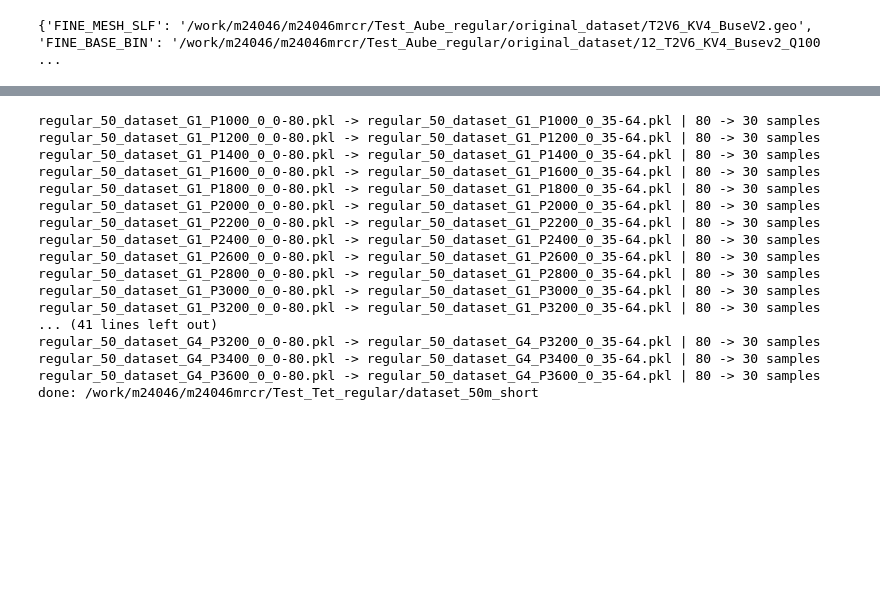
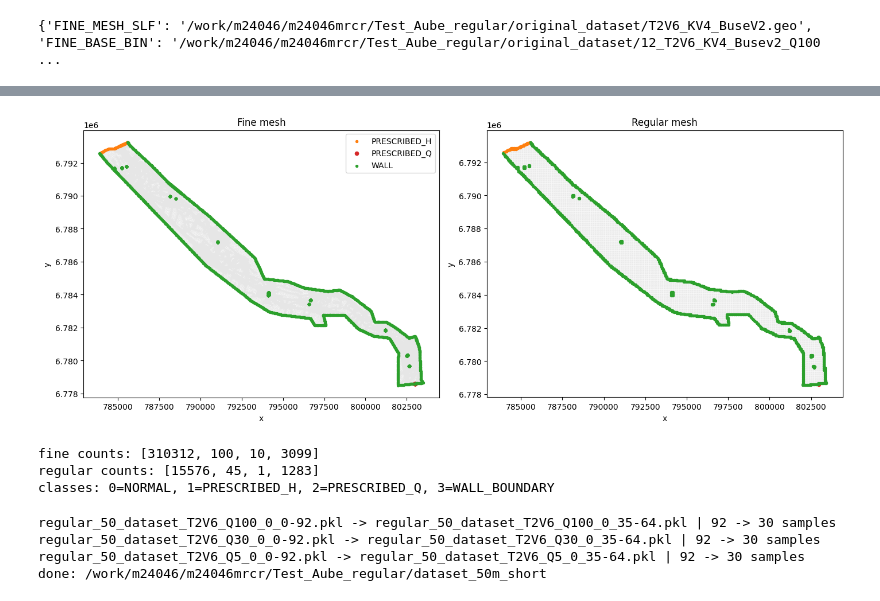
Before and after one commit to vmerc/gnn_modulus_test, a Jupyter notebook: Aube/Aube_regular/project_dataset_to_regular.ipynb, the cells around one changed output, grey strips where cells are left out. Saved outputs shown, nothing was run; the diff lists cells and outputs as text; code cells hidden in the pictures; blank space fills up the shorter version.

```diff
--- a/Aube/Aube_regular/project_dataset_to_regular.ipynb
+++ b/Aube/Aube_regular/project_dataset_to_regular.ipynb
@@ -335,9 +359,46 @@ plot_pair("delta_h", y_fine[:, 0], y_reg[:, 0])
+# %%
+fine_node_type = np.asarray(fine_base_graph.ndata["static"], dtype=np.float32)[:, :4]
+regular_graphs, _ = dgl.load_graphs(str(base_path))
+regular_base_graph = regular_graphs[0]
+regular_node_type = np.asarray(regular_base_graph.ndata["static"], dtype=np.float32)[:, :4]
+
+fine_labels = np.argmax(fine_node_type, axis=1)
+regular_labels = np.argmax(regular_node_type, axis=1)
+
+fig, axes = plt.subplots(1, 2, figsize=(14, 7), constrained_layout=True)
+
+plots = [
+    (axes[0], fine_xy, fine_triangles, fine_labels, "Fine mesh"),
+    (axes[1], regular_xy, regular_triangles, regular_labels, "Regular mesh"),
+]
+
+for ax, xy, triangles, labels, title in plots:
+    ax.triplot(xy[:, 0], xy[:, 1], triangles, color="0.9", linewidth=0.15)
+    ax.scatter(xy[labels == 1, 0], xy[labels == 1, 1], s=8, c="tab:orange", label="PRESCRIBED_H")
+    ax.scatter(xy[labels == 2, 0], xy[labels == 2, 1], s=20, c="tab:red", label="PRESCRIBED_Q")
+    ax.scatter(xy[labels == 3, 0], xy[labels == 3, 1], s=8, c="tab:green", label="WALL")
+    ax.set_title(title)
+    ax.set_xlabel("x")
+    ax.set_ylabel("y")
+    ax.set_aspect("equal")
+
+axes[0].legend()
+plt.show()
+
+print("fine counts:", np.bincount(fine_labels, minlength=4).tolist())
+print("regular counts:", np.bincount(regular_labels, minlength=4).tolist())
+print("classes: 0=NORMAL, 1=PRESCRIBED_H, 2=PRESCRIBED_Q, 3=WALL_BOUNDARY")
+# %% [output]
+[figure, added]
+fine counts: [310312, 100, 10, 3099]
+regular counts: [15576, 45, 1, 1283]
+classes: 0=NORMAL, 1=PRESCRIBED_H, 2=PRESCRIBED_Q, 3=WALL_BOUNDARY
 # %%
 from pathlib import Path
 import pickle
 import shutil
 
-INPUT_DIR = Path("/work/m24046/m24046mrcr/Test_Tet_regular/dataset_50m")
+INPUT_DIR = Path("/work/m24046/m24046mrcr/Test_Aube_regular/dataset_50m")
 INPUT_BASE_BIN = INPUT_DIR / "regular_50_dataset_base.bin"
 OUTPUT_DIR = INPUT_DIR.parent / "dataset_50m_short"
 PKL_GLOB = "regular_50_dataset_*.pkl"
@@ -349,7 +410,7 @@ OUTPUT_DIR.mkdir(parents=True, exist_ok=True)
 shutil.copy2(INPUT_BASE_BIN, OUTPUT_DIR / INPUT_BASE_BIN.name)
 
 def build_output_name(path):
-    name = path.name.replace("_0_0-80", f"_0_{START}-{STOP - 1}")
+    name = path.name.replace("_0_0-92", f"_0_{START}-{STOP - 1}")
     if name == path.name:
         name = f"{path.stem}_{START}-{STOP - 1}{path.suffix}"
     return name
@@ -371,20 +432,7 @@ for pkl_path in sorted(INPUT_DIR.glob(PKL_GLOB)):
 
 print("done:", OUTPUT_DIR)
 # %% [output]
-regular_50_dataset_G1_P1000_0_0-80.pkl -> regular_50_dataset_G1_P1000_0_35-64.pkl | 80 -> 30 samples
-regular_50_dataset_G1_P1200_0_0-80.pkl -> regular_50_dataset_G1_P1200_0_35-64.pkl | 80 -> 30 samples
-regular_50_dataset_G1_P1400_0_0-80.pkl -> regular_50_dataset_G1_P1400_0_35-64.pkl | 80 -> 30 samples
-regular_50_dataset_G1_P1600_0_0-80.pkl -> regular_50_dataset_G1_P1600_0_35-64.pkl | 80 -> 30 samples
-regular_50_dataset_G1_P1800_0_0-80.pkl -> regular_50_dataset_G1_P1800_0_35-64.pkl | 80 -> 30 samples
-regular_50_dataset_G1_P2000_0_0-80.pkl -> regular_50_dataset_G1_P2000_0_35-64.pkl | 80 -> 30 samples
-regular_50_dataset_G1_P2200_0_0-80.pkl -> regular_50_dataset_G1_P2200_0_35-64.pkl | 80 -> 30 samples
-regular_50_dataset_G1_P2400_0_0-80.pkl -> regular_50_dataset_G1_P2400_0_35-64.pkl | 80 -> 30 samples
-regular_50_dataset_G1_P2600_0_0-80.pkl -> regular_50_dataset_G1_P2600_0_35-64.pkl | 80 -> 30 samples
-regular_50_dataset_G1_P2800_0_0-80.pkl -> regular_50_dataset_G1_P2800_0_35-64.pkl | 80 -> 30 samples
-regular_50_dataset_G1_P3000_0_0-80.pkl -> regular_50_dataset_G1_P3000_0_35-64.pkl | 80 -> 30 samples
-regular_50_dataset_G1_P3200_0_0-80.pkl -> regular_50_dataset_G1_P3200_0_35-64.pkl | 80 -> 30 samples
-... (41 lines left out)
-regular_50_dataset_G4_P3200_0_0-80.pkl -> regular_50_dataset_G4_P3200_0_35-64.pkl | 80 -> 30 samples
-regular_50_dataset_G4_P3400_0_0-80.pkl -> regular_50_dataset_G4_P3400_0_35-64.pkl | 80 -> 30 samples
-regular_50_dataset_G4_P3600_0_0-80.pkl -> regular_50_dataset_G4_P3600_0_35-64.pkl | 80 -> 30 samples
-done: /work/m24046/m24046mrcr/Test_Tet_regular/dataset_50m_short
+regular_50_dataset_T2V6_Q100_0_0-92.pkl -> regular_50_dataset_T2V6_Q100_0_35-64.pkl | 92 -> 30 samples
+regular_50_dataset_T2V6_Q30_0_0-92.pkl -> regular_50_dataset_T2V6_Q30_0_35-64.pkl | 92 -> 30 samples
+regular_50_dataset_T2V6_Q5_0_0-92.pkl -> regular_50_dataset_T2V6_Q5_0_35-64.pkl | 92 -> 30 samples
+done: /work/m24046/m24046mrcr/Test_Aube_regular/dataset_50m_short
```
Also changed, not shown: parts of 8 cells of this notebook, 2 other files.
